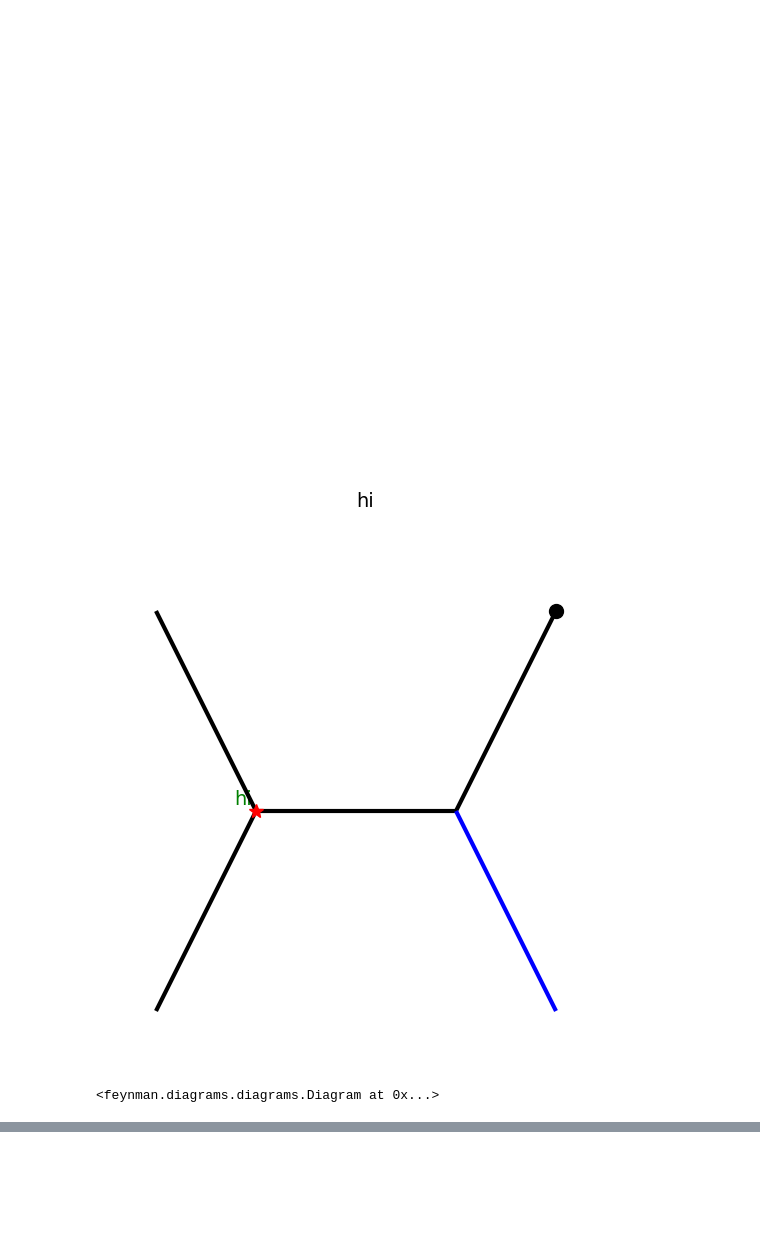
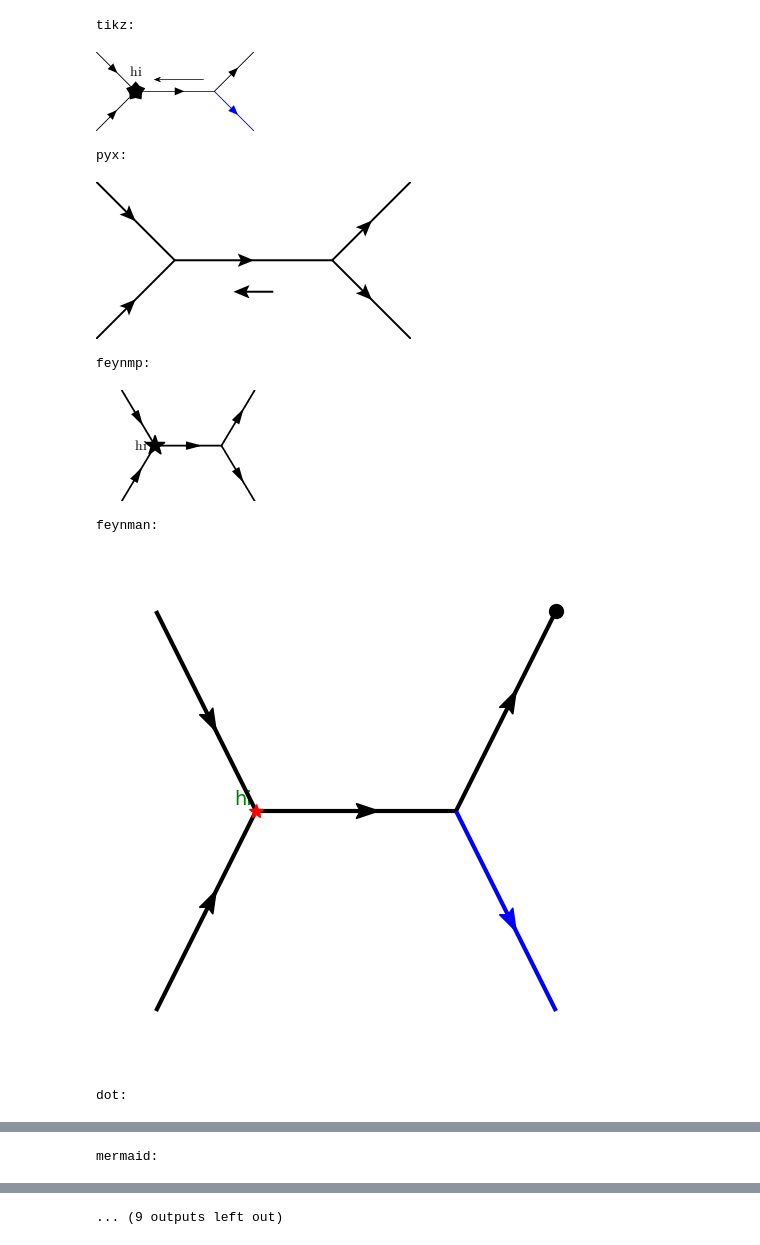
Before and after one commit to APN-Pucky/pyfeyn2, a Jupyter notebook: debug/feynman.ipynb, the cells around one changed output, grey strips where cells are left out. Saved outputs shown, nothing was run; the diff lists cells and outputs as text; code cells hidden in the pictures; blank space fills up the shorter version.

```diff
--- a/debug/feynman.ipynb
+++ b/debug/feynman.ipynb
@@ -13,23 +13,26 @@ from smpl_io import io
-# %%
-FeynmanRender().demo_propagator("phantom", show=True,label="hi",file="tmp.pdf")
-# %% [output]
-[figure, removed]
 # %%
     fd = FeynmanDiagram()
     v1 = Vertex("v1").with_xy(-1, 0).with_label("hi").with_style("label-color: green; color: red; symbol : star")
     v2 = Vertex("v2").with_xy(1, 0)
     p1 = Propagator("p1").connect(v1, v2).with_type("fermion").with_style("momentum-arrow: true; momentum-arrow-sense: -1")
     l1 = Leg("l1").with_target(v1).with_xy(-2, 1).with_type("fermion").with_incoming()
     l2 = Leg("l2").with_target(v1).with_xy(-2, -1).with_type("fermion").with_incoming()
     l3 = Leg("l3").with_target(v2).with_xy(2, 1).with_type("fermion").with_outgoing().with_style("symbol : blob")
     l4 = Leg("l4").with_target(v2).with_xy(2, -1).with_type("fermion").with_outgoing().with_style("color: blue;")
     p1.with_source(v1)
     p1.with_target(v2)
     fd.propagators.append(p1)
     fd.vertices.extend([v1, v2])
     fd.legs.extend([l1, l2, l3, l4])
-    fr = FeynmanRender(fd)
+    fr = AllRender(fd)
     fr.render(show=True)
 # %% [output]
+tikz:
-[figure, old version]
+[figure, new version]
-<feynman.diagrams.diagrams.Diagram at 0x...>
+pyx:
+[figure, added]
+feynmp:
+[figure, added]
+feynman:
+[figure, added]
+dot:
@@ -35,0 +40 @@ FeynmanRender().demo_propagator("phantom", show=True,label="hi",file="tmp.pdf")
+mermaid:
@@ -35,0 +42 @@ FeynmanRender().demo_propagator("phantom", show=True,label="hi",file="tmp.pdf")
+... (9 outputs left out)
```
Also changed, not shown: parts of 2 cells of this notebook, 20 other files.
